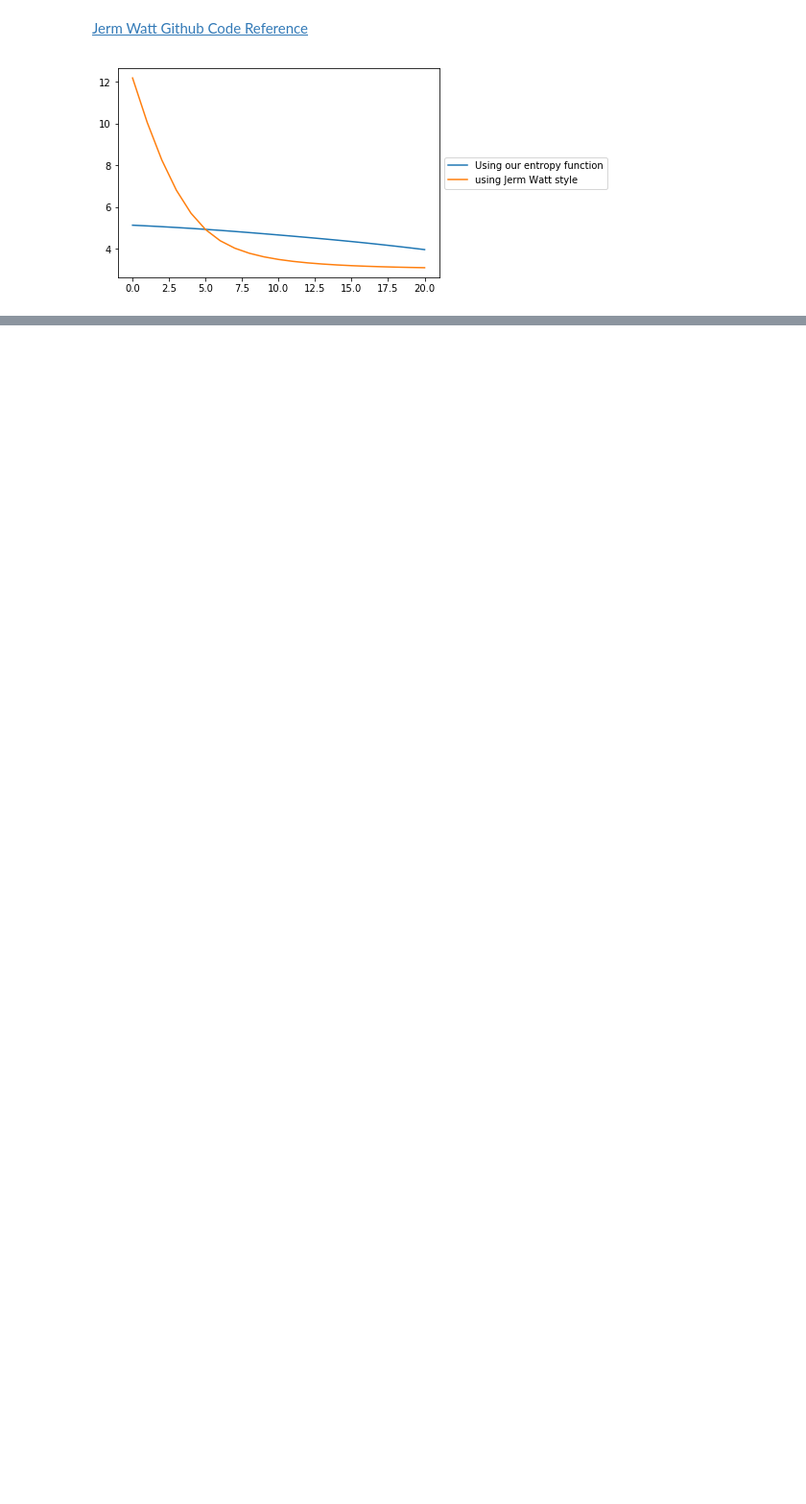
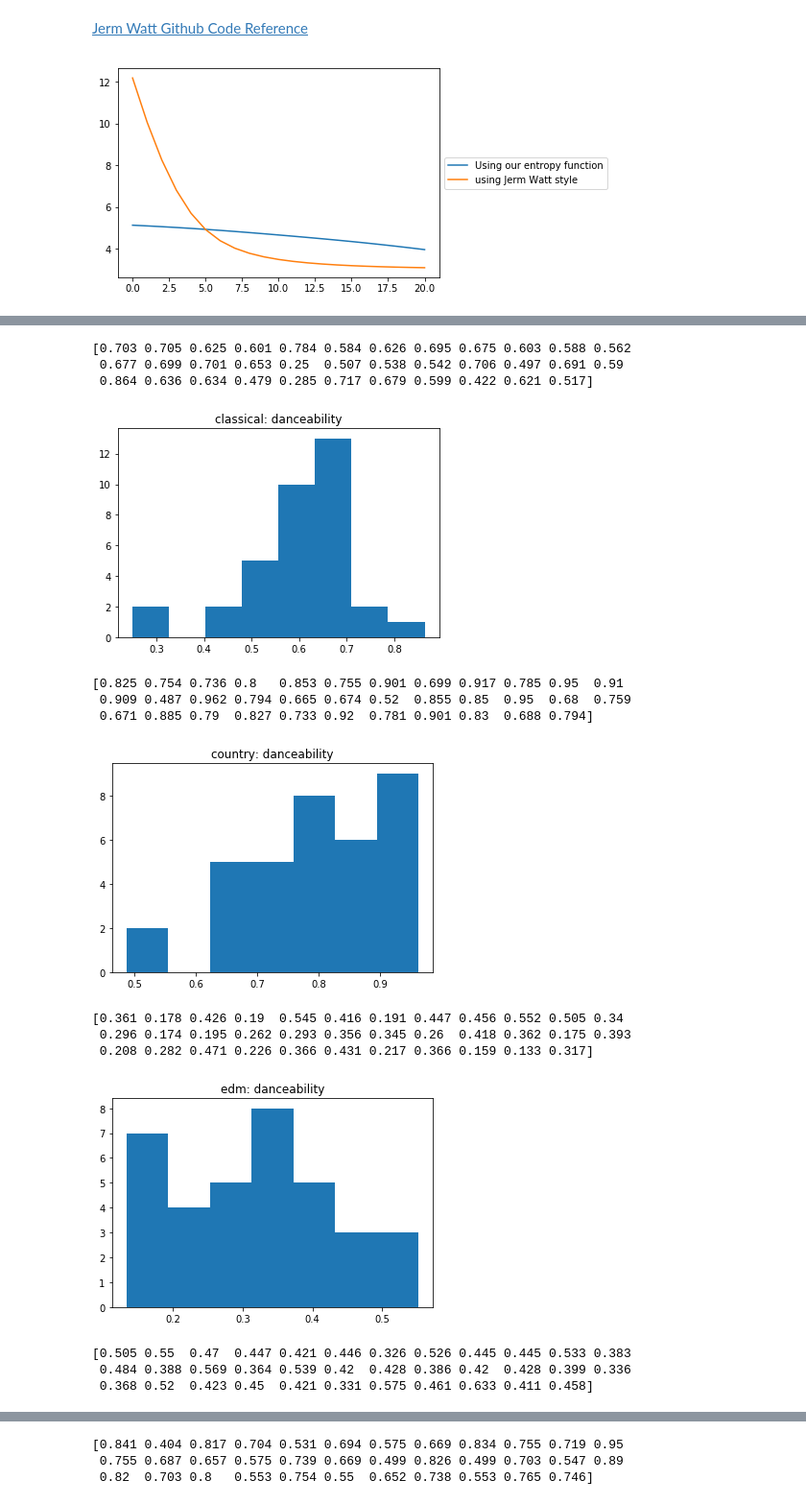
Before and after one commit to cfgong/spotifygenre, a Jupyter notebook: Cross Entropy.ipynb, the cells around one changed output, grey strips where cells are left out. Shown at 96% size. Cells and saved outputs as stored; diff of their text form; code cells hidden in the pictures; blank space fills up the shorter version.

```diff
--- a/Cross Entropy.ipynb
+++ b/Cross Entropy.ipynb
@@ -185,0 +191,38 @@ cost_history3
+# %%
+genres = np.unique(y)
+def draw_feature_histograms_by_class():
+    classes_data = []
+    classes = len(np.unique(y))
+    # secure data for each class
+    for index in range(classes):
+        ind = np.argwhere(y_encoded[:, index] == 1) # look up that one classification
+        ind = np.concatenate(ind).ravel() # flatten the list
+
+        class_data = x[ind]
+        classes_data.append(class_data)
+    # go through each feature
+    for feature_index in range(len(attribute_names)):
+        # for each class
+        for index in range(classes):
+            print(classes_data[index][:, feature_index])
+            plt.hist(classes_data[index][:, feature_index], bins="auto")
+            title = genres[index] + ": " + attribute_names[feature_index]
+            plt.title(title)
+            plt.show()
+draw_feature_histograms_by_class()
+# %% [output]
+[0.703 0.705 0.625 0.601 0.784 0.584 0.626 0.695 0.675 0.603 0.588 0.562
+ 0.677 0.699 0.701 0.653 0.25  0.507 0.538 0.542 0.706 0.497 0.691 0.59
+ 0.864 0.636 0.634 0.479 0.285 0.717 0.679 0.599 0.422 0.621 0.517]
+[figure, added]
+[0.825 0.754 0.736 0.8   0.853 0.755 0.901 0.699 0.917 0.785 0.95  0.91
+ 0.909 0.487 0.962 0.794 0.665 0.674 0.52  0.855 0.85  0.95  0.68  0.759
+ 0.671 0.885 0.79  0.827 0.733 0.92  0.781 0.901 0.83  0.688 0.794]
+[figure, added]
+[0.361 0.178 0.426 0.19  0.545 0.416 0.191 0.447 0.456 0.552 0.505 0.34
+ 0.296 0.174 0.195 0.262 0.293 0.356 0.345 0.26  0.418 0.362 0.175 0.393
+ 0.208 0.282 0.471 0.226 0.366 0.431 0.217 0.366 0.159 0.133 0.317]
+[figure, added]
+[0.505 0.55  0.47  0.447 0.421 0.446 0.326 0.526 0.445 0.445 0.533 0.383
+ 0.484 0.388 0.569 0.364 0.539 0.42  0.428 0.386 0.42  0.428 0.399 0.336
+ 0.368 0.52  0.423 0.45  0.421 0.331 0.575 0.461 0.633 0.411 0.458]
@@ -185,0 +230,3 @@ cost_history3
+[0.841 0.404 0.817 0.704 0.531 0.694 0.575 0.669 0.834 0.755 0.719 0.95
+ 0.755 0.687 0.657 0.575 0.739 0.669 0.499 0.826 0.499 0.703 0.547 0.89
+ 0.82  0.703 0.8   0.553 0.754 0.55  0.652 0.738 0.553 0.765 0.746]
```
Also changed, not shown: parts of 7 cells of this notebook.
